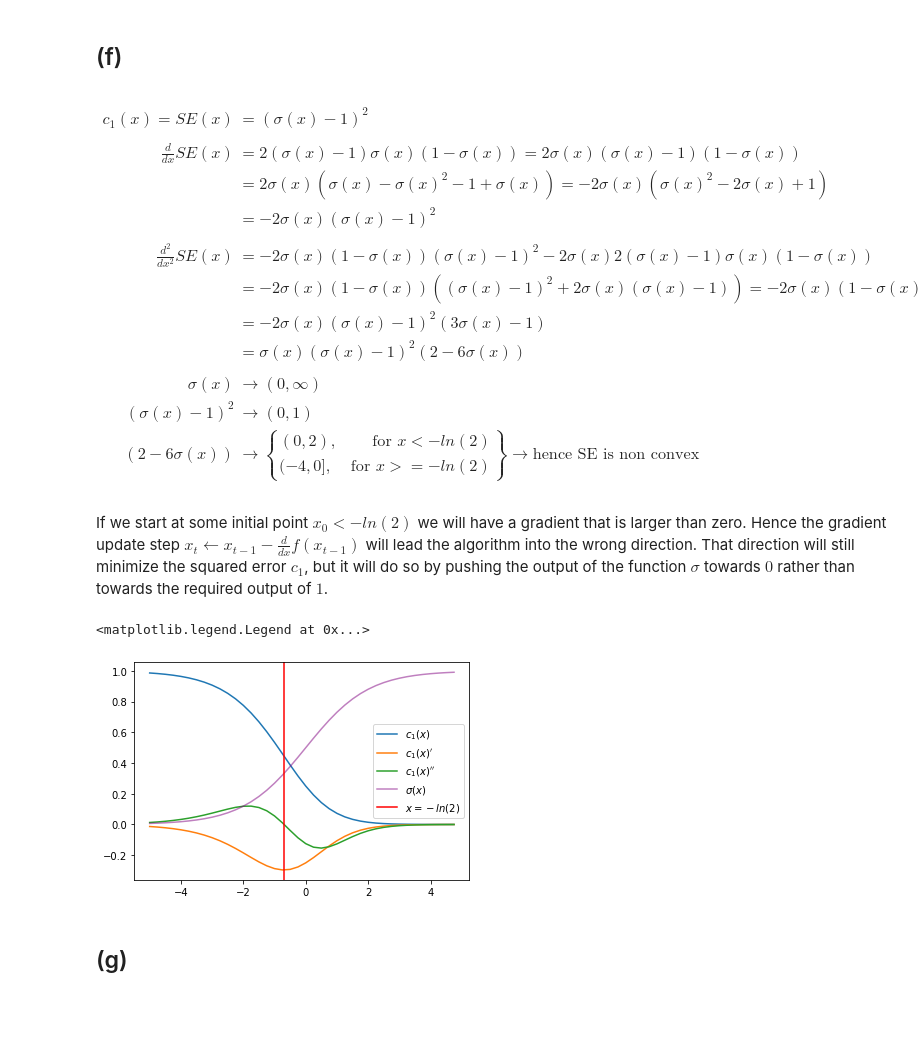
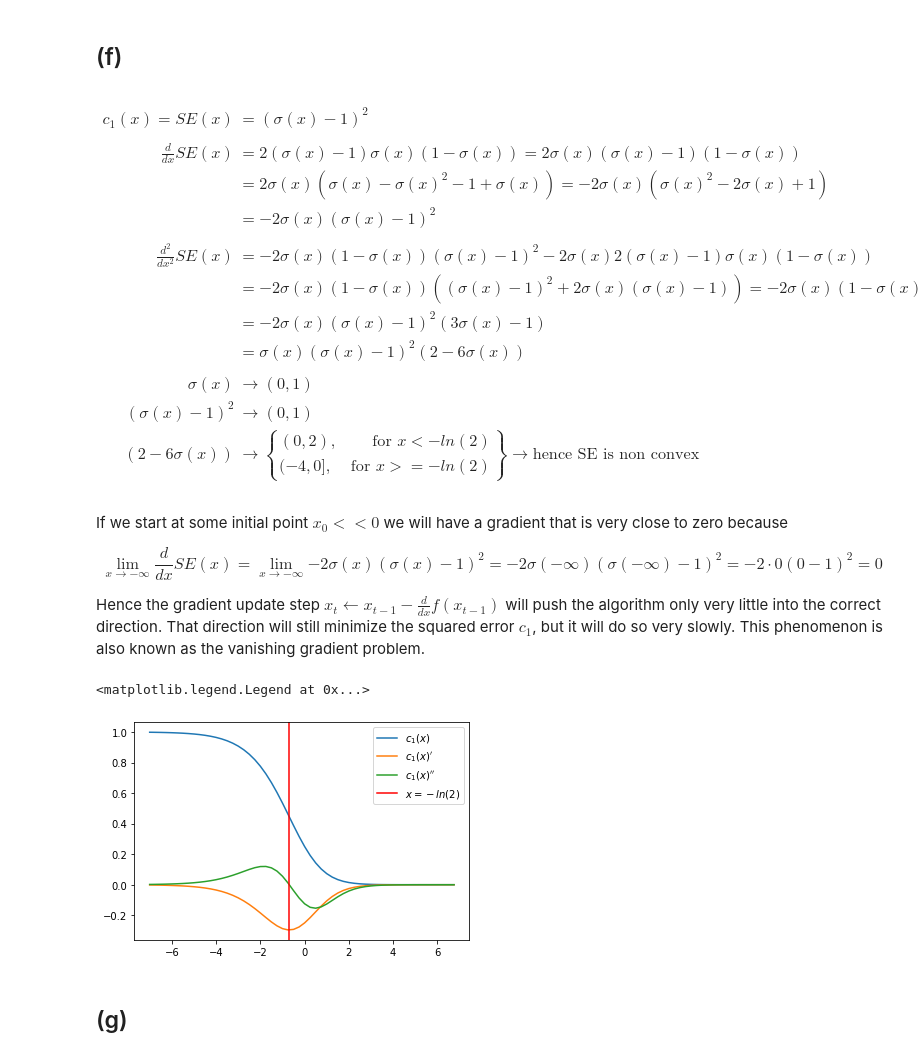
Before and after one commit to FabianGroeger96/mse-deep-learning, a Jupyter notebook: SW02/Exercise 2.ipynb, the cells around one changed output. Cells and saved outputs as stored; diff of their text form; code cells hidden in the pictures; blank space fills up the shorter version.

Commit message:
implemented notebook (not cleaned output yet), corrected report

```diff
--- a/SW02/Exercise 2.ipynb
+++ b/SW02/Exercise 2.ipynb
@@ -86,7 +89,7 @@ c_1(x)=SE(x) &= (\sigma(x)-1)^2 \\
 &=-2\sigma(x)(\sigma(x)-1)^2(3\sigma(x)-1) \\
 &=\sigma(x)(\sigma(x)-1)^2(2-6\sigma(x))
 \\ \\
-\sigma(x)&\to(0,\infty) \\
+\sigma(x)&\to(0,1) \\
 (\sigma(x)-1)^2&\to(0,1) \\
 (2-6\sigma(x)) &\to \left\{\begin{array}{lr}
         (0, 2), & \text{for } x < -ln(2) \\
@@ -94,27 +97,32 @@ c_1(x)=SE(x) &= (\sigma(x)-1)^2 \\
         \end{array}\right\} \to \text{hence SE is non convex}
 \end{aligned}
 # %% [markdown]
-If we start at some initial point $x_0<-ln(2)$ we will have a gradient that is larger than zero. Hence the gradient update step $x_{t}\leftarrow x_{t-1}-\frac{d}{dx}f(x_{t-1})$ will lead the algorithm into the wrong direction. That direction will still minimize the squared error $c_1$, but it will do so by pushing the output of the function $\sigma$ towards $0$ rather than towards the required output of $1$.
+If we start at some initial point $x_0 << 0$ we will have a gradient that is very close to zero because
+
+$$
+\lim_{x\to-\infty}{\frac{d}{d x} SE(x)}=\lim_{x\to-\infty}{-2\sigma(x)(\sigma(x)-1)^2 }={-2\sigma(-\infty)(\sigma(-\infty)-1)^2 }={-2\cdot 0(0-1)^2 }=0
+$$
+
+Hence the gradient update step $x_{t}\leftarrow x_{t-1}-\frac{d}{dx}f(x_{t-1})$ will push the algorithm only very little into the correct direction. That direction will still minimize the squared error $c_1$, but it will do so very slowly. This phenomenon is also known as the vanishing gradient problem.
 # %%
 def c1(x):
     return (sigmoid(x) - 1)**2
 
 def c1_prime(x):
     return -2*sigmoid(x)*(sigmoid(x)-1)**2
 
 def c1_prime_prime(x):
     return sigmoid(x)*(sigmoid(x)-1)**2*(2-6*sigmoid(x))
 
-x_range = np.arange(-5, 5, .25)
+x_range = np.arange(-7, 7, .25)
 plt.plot(x_range, c1(x_range), label="$c_1(x)$")
 plt.plot(x_range, c1_prime(x_range), label="$c_1(x)^\prime$")
 plt.plot(x_range, c1_prime_prime(x_range), label="$c_1(x)^{\prime\prime}$")
-plt.plot(x_range, sigmoid(x_range), label="$\sigma(x)$", c="purple", alpha=0.5)
 plt.axvline(-np.log(2), c="r", label="$x=-ln(2)$")
 plt.legend()
 # %% [output]
 <matplotlib.legend.Legend at 0x...>
-[figure, old version]
+[figure, new version]
 # %% [markdown]
 ## (g)
 # %% [markdown]
```
Also changed, not shown: parts of 2 cells of this notebook, 9 other files.
